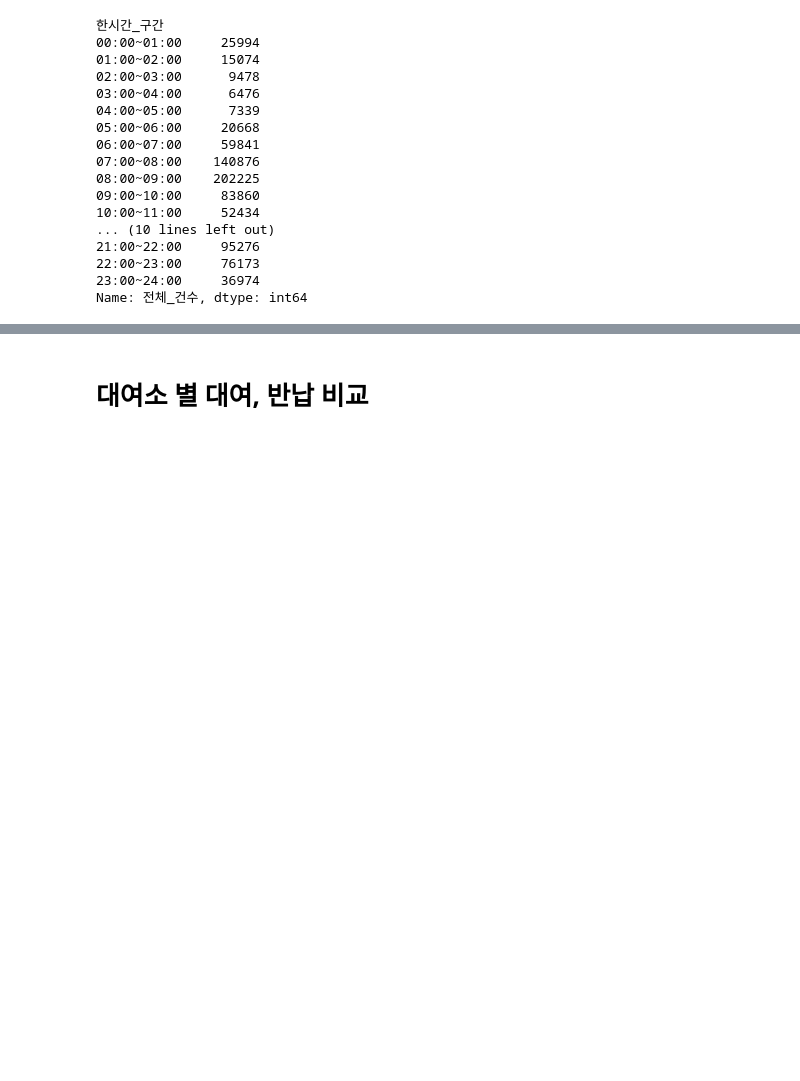
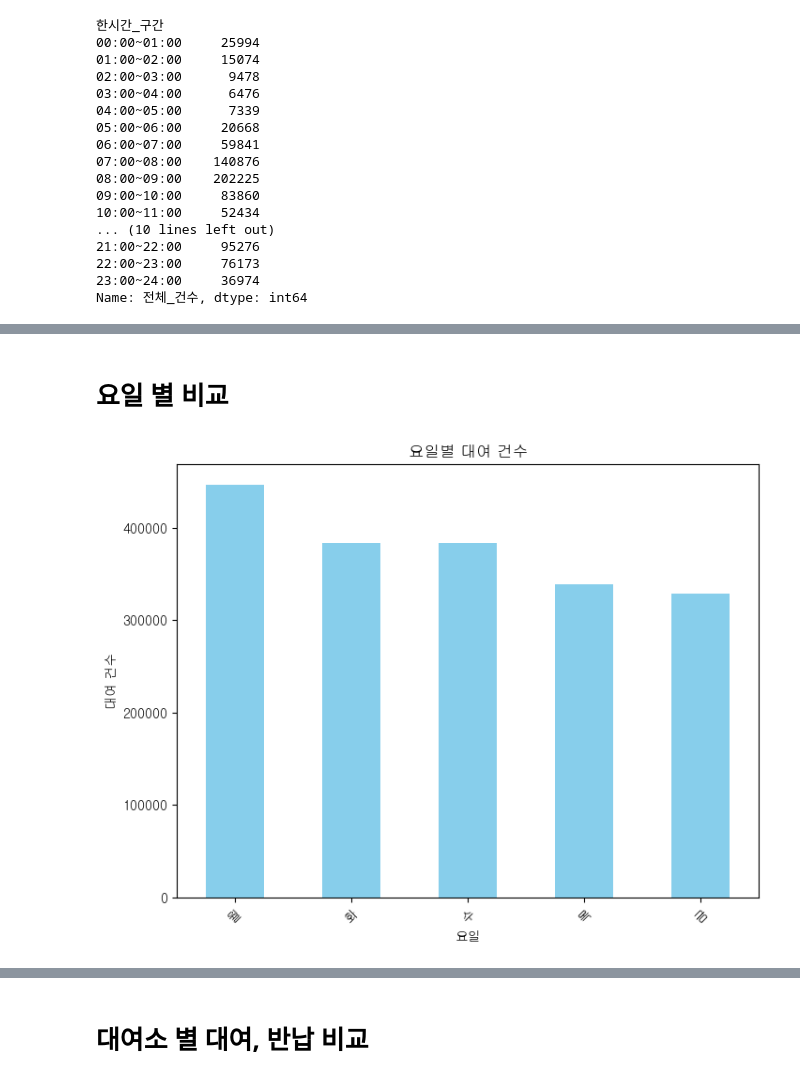
Before and after one commit to minseokpark6/SemiProject_Group3, a Jupyter notebook: Code/choiinwoo/코드1/강서_데이터_분석.ipynb, the cells around one changed output, grey strips where cells are left out. Drawn from its saved outputs; the diff is of its cells as text; code cells hidden in the pictures; blank space fills up the shorter version.

```diff
--- a/Code/choiinwoo/강서_데이터_분석.ipynb
+++ b/Code/choiinwoo/코드1/강서_데이터_분석.ipynb
@@ -170,0 +161,41 @@ print(강서_데이터)
+# %% [markdown]
+# 요일 별 비교
+# %%
+
+import matplotlib.pyplot as plt
+import pandas as pd
+
+# 기준_날짜 열을 날짜 형식으로 변환
+강서_데이터['기준_날짜'] = pd.to_datetime(강서_데이터['기준_날짜'])
+
+# 기준_날짜 열에서 요일을 추출하여 새로운 열 추가
+강서_데이터['요일'] = 강서_데이터['기준_날짜'].dt.day_name()
+# 영어 요일명을 한글 요일명으로 변환하는 사전 생성
+영어_한글_요일_매핑 = {
+    'Monday': '월',
+    'Tuesday': '화',
+    'Wednesday': '수',
+    'Thursday': '목',
+    'Friday': '금',
+
+}
+
+# '요일' 열의 값을 한글 요일명으로 변환
+강서_데이터['요일'] = 강서_데이터['요일'].map(영어_한글_요일_매핑)
+
+# 요일별 전체 건수 통계 계산
+요일별_통계 = 강서_데이터.groupby('요일')['전체_건수'].sum()
+
+# 요일 순서 정의
+요일_순서 = ['월', '화', '수', '목', '금']
+
+# 막대 그래프 그리기
+plt.figure(figsize=(8, 6))
+요일별_통계[요일_순서].plot(kind='bar', color='skyblue')
+plt.title('요일별 대여 건수')
+plt.xlabel('요일')
+plt.ylabel('대여 건수')
+plt.xticks(rotation=45)  # x축 레이블 회전
+plt.show()
+# %% [output]
+[figure, added]
```
Also changed, not shown: parts of 4 cells of this notebook, 5 other files.
